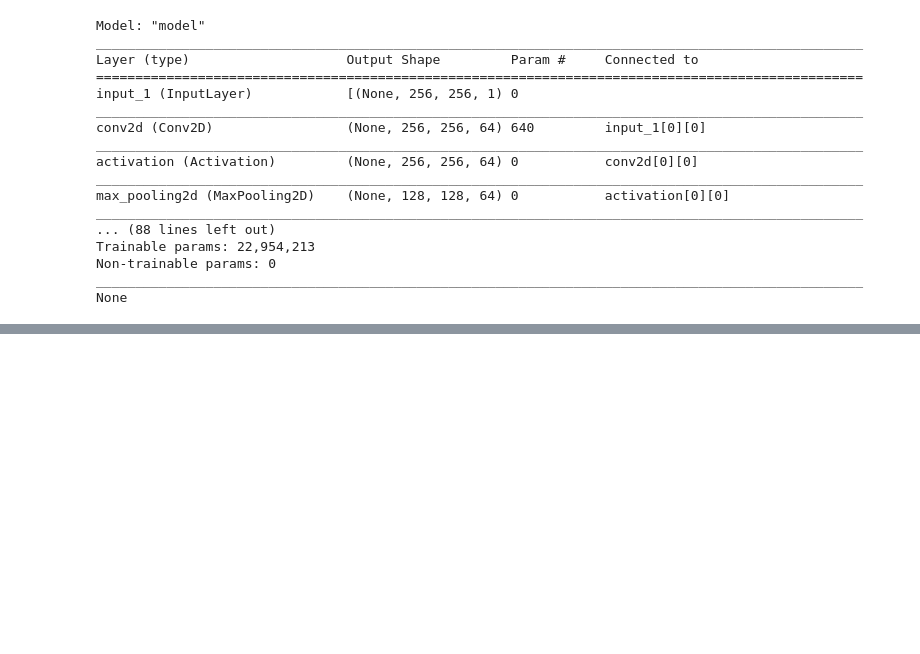
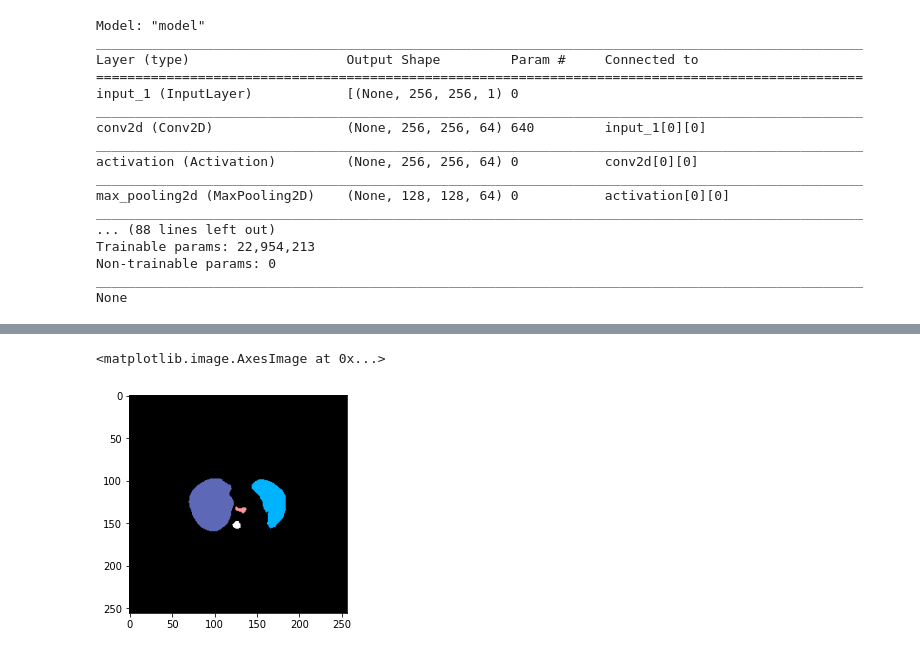
Before and after one commit to botyuu/Anatomical_Structures_Segmentation, a Jupyter notebook: Ternausnet .ipynb, the cells around one changed output, grey strips where cells are left out. Saved outputs shown, nothing was run; the diff lists cells and outputs as text; code cells hidden in the pictures; blank space fills up the shorter version.

```diff
--- a/Ternausnet .ipynb
+++ b/Ternausnet .ipynb
@@ -65,0 +121,5 @@ Epoch 52/100
+# %%
+plt.imshow(combine_mask(y_test[142]))
+# %% [output]
+<matplotlib.image.AxesImage at 0x...>
+[figure, added]
```
Also changed, not shown: parts of 13 cells of this notebook, 1 other file.
